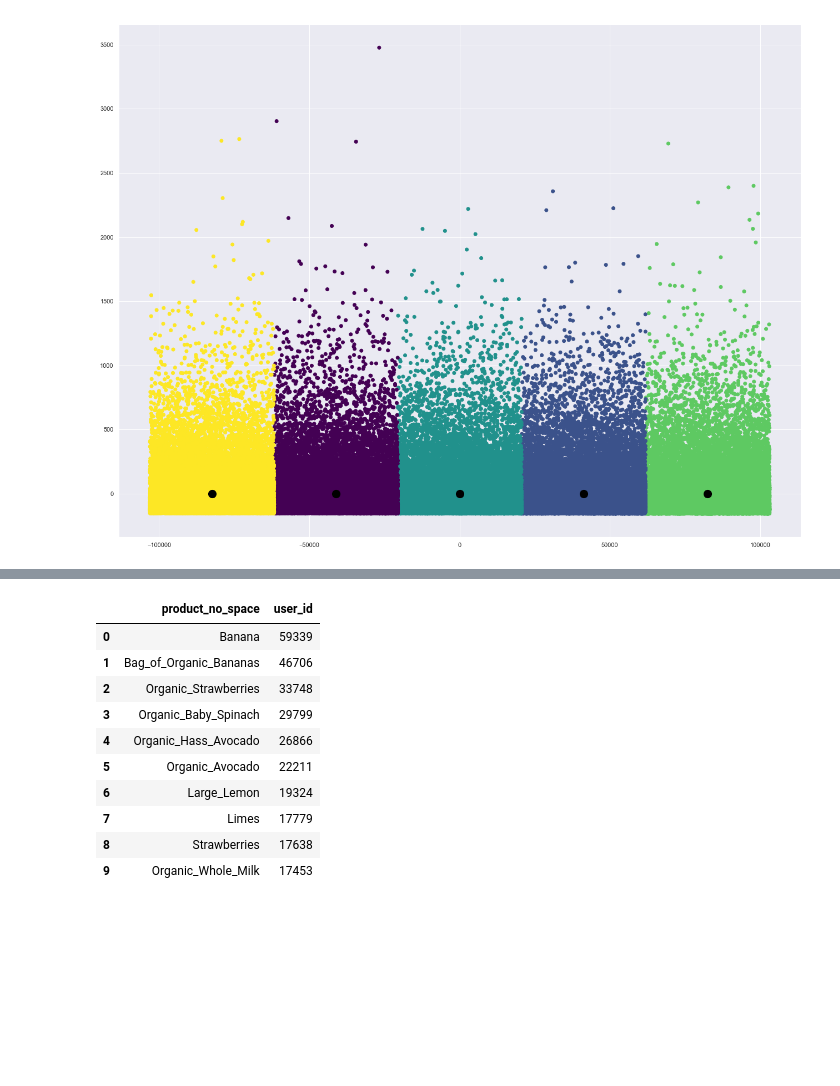
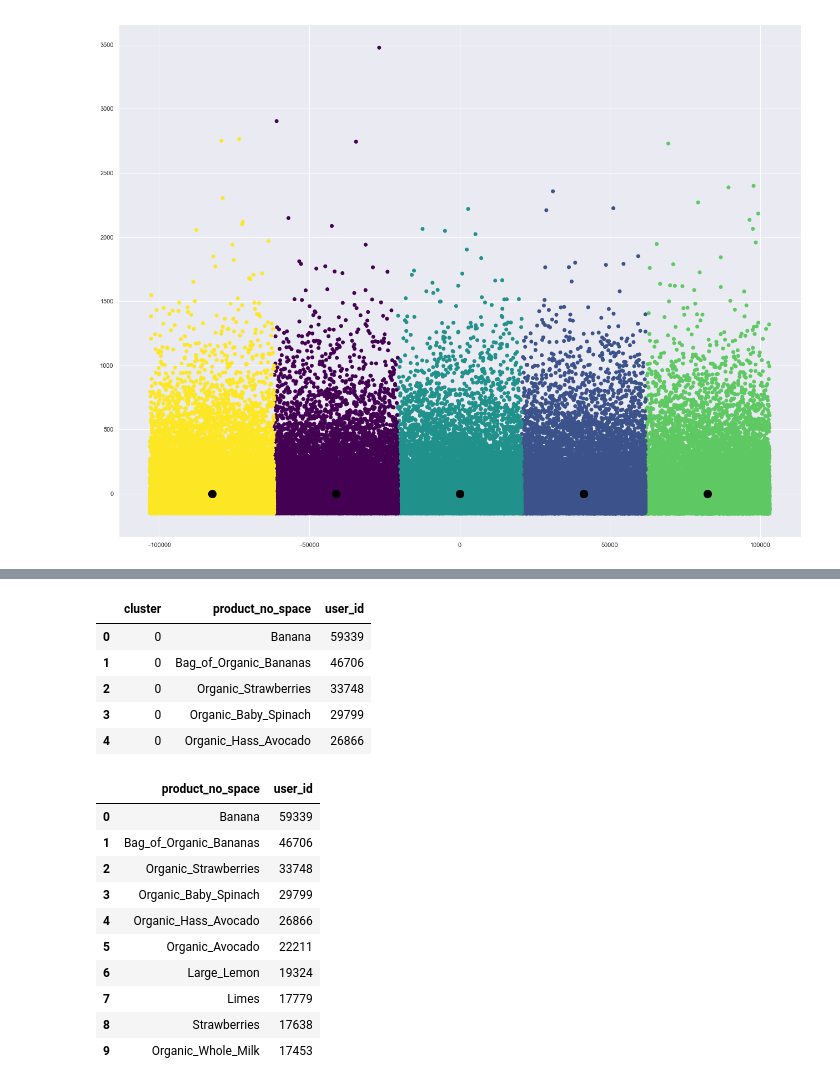
Before and after one commit to addiwei/Cap, a Jupyter notebook: Cap_Clustering_2.ipynb, the cells around one changed output, grey strips where cells are left out. Cells and saved outputs as stored; diff of their text form; code cells hidden in the pictures; blank space fills up the shorter version.

```diff
--- a/Cap_Clustering_2.ipynb
+++ b/Cap_Clustering_2.ipynb
@@ -399,9 +435,19 @@ cluster_product = cluster_order_info[['user_id','cluster','product_no_space']]
+# %%
+cluster_order_info = pd.merge(pca_df, Prior_User_Order_Product_inner, how='left', on='user_id')
+cluster_product = cluster_order_info[['user_id','cluster','product_no_space']]
+cluster_count = cluster_product.groupby(['cluster','product_no_space']).agg('count')
+top_products = cluster_count['user_id'].groupby(level=0, group_keys=False).nlargest(10).reset_index()
 # %%
-# count the frequency of products in each cluster
-cluster_count = cluster_product.groupby(['cluster','product_no_space']).agg('count')
-
 # Top 10 products in each cluster
 top_products = cluster_count['user_id'].groupby(level=0, group_keys=False).nlargest(10).reset_index()
+top_products.head()
+# %% [output]
+|  | cluster | product_no_space | user_id |
+| 0 | 0 | Banana | 59339 |
+| 1 | 0 | Bag_of_Organic_Bananas | 46706 |
+| 2 | 0 | Organic_Strawberries | 33748 |
+| 3 | 0 | Organic_Baby_Spinach | 29799 |
+| 4 | 0 | Organic_Hass_Avocado | 26866 |
 # %%
 top_products[top_products['cluster'] == 0][['product_no_space','user_id']]
 # %% [output]
```
Also changed, not shown: parts of 12 cells of this notebook.
